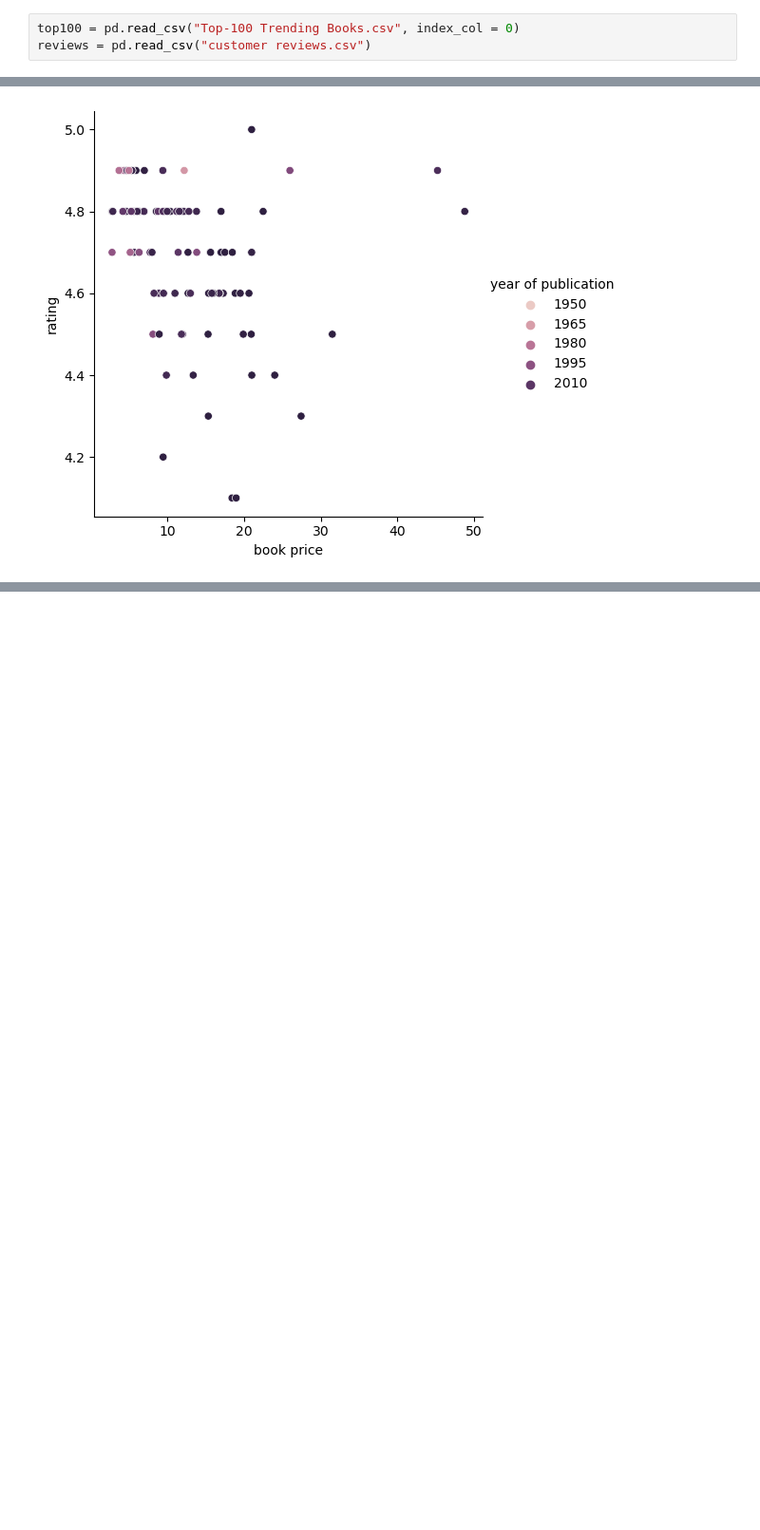
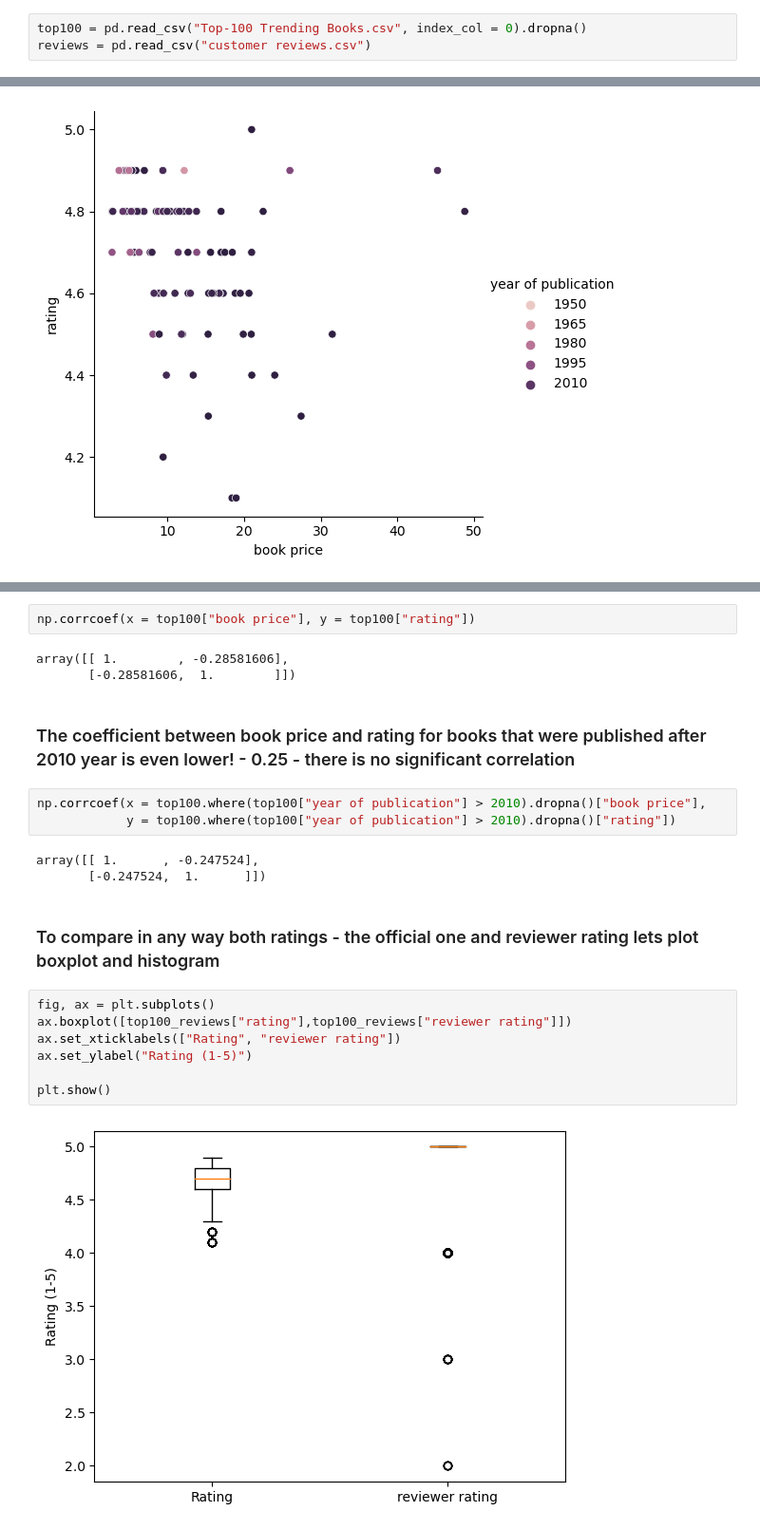
Before and after one commit to SOPP-EC/Top-100-Bestselling-Book-Reviews, a Jupyter notebook: top-100-bestselling-book-reviews.ipynb, the cells around one changed output, grey strips where cells are left out. Shown at 95% size. Cells and saved outputs as stored; diff of their text form; blank space fills up the shorter version.

```diff
--- a/top-100-bestselling-book-reviews.ipynb
+++ b/top-100-bestselling-book-reviews.ipynb
@@ -7,4 +9,4 @@ import seaborn as sns
 # %%
-top100 = pd.read_csv("Top-100 Trending Books.csv", index_col = 0)
+top100 = pd.read_csv("Top-100 Trending Books.csv", index_col = 0).dropna()
 reviews = pd.read_csv("customer reviews.csv")
 # %%
@@ -93,0 +89,24 @@ top100_reviews.query('is_verified == False')
+# %%
+np.corrcoef(x = top100["book price"], y = top100["rating"])
+# %% [output]
+array([[ 1.        , -0.28581606],
+       [-0.28581606,  1.        ]])
+# %% [markdown]
+### The coefficient between book price and rating for books that were published after 2010 year is even lower! - 0.25 - there is no significant correlation
+# %%
+np.corrcoef(x = top100.where(top100["year of publication"] > 2010).dropna()["book price"],
+            y = top100.where(top100["year of publication"] > 2010).dropna()["rating"])
+# %% [output]
+array([[ 1.      , -0.247524],
+       [-0.247524,  1.      ]])
+# %% [markdown]
+### To compare in any way both ratings - the official one and reviewer rating lets plot boxplot and histogram
+# %%
+fig, ax = plt.subplots()
+ax.boxplot([top100_reviews["rating"],top100_reviews["reviewer rating"]])
+ax.set_xticklabels(["Rating", "reviewer rating"])
+ax.set_ylabel("Rating (1-5)")
+
+plt.show()
+# %% [output]
+[figure, added]
```
Also changed, not shown: parts of 17 cells of this notebook.
